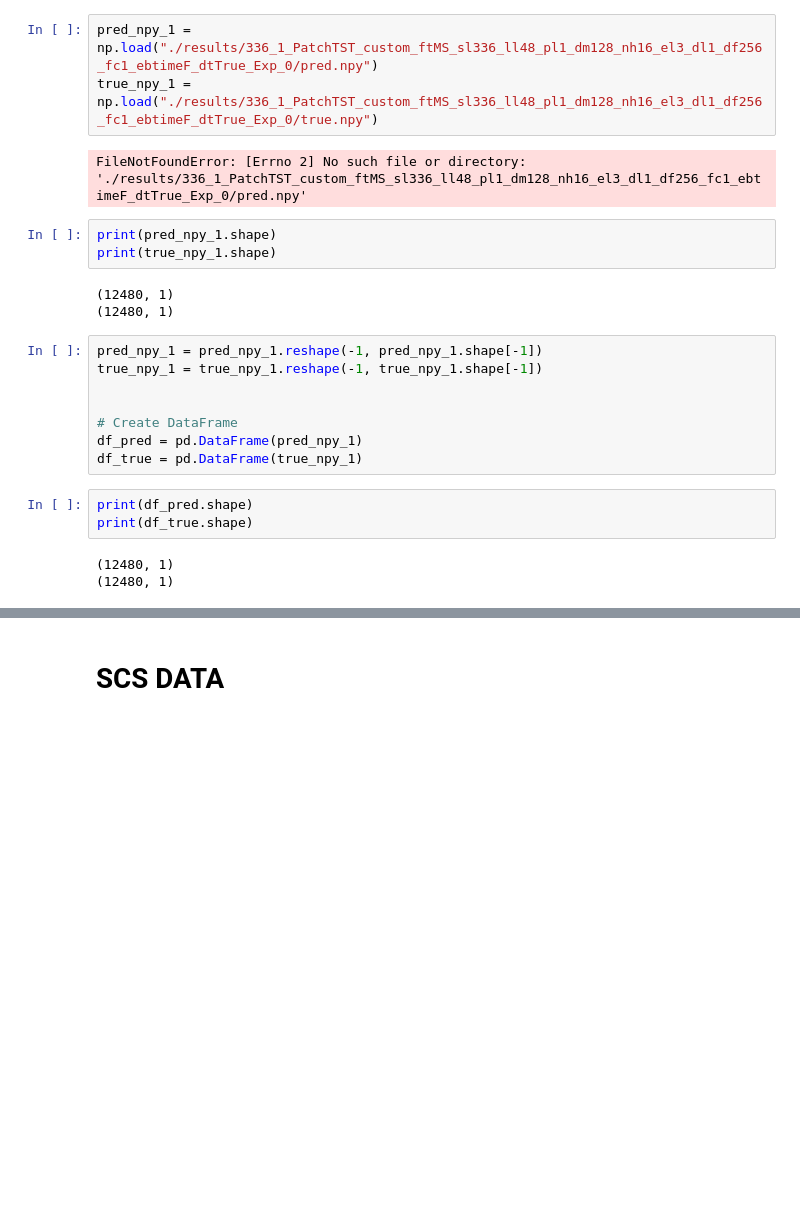
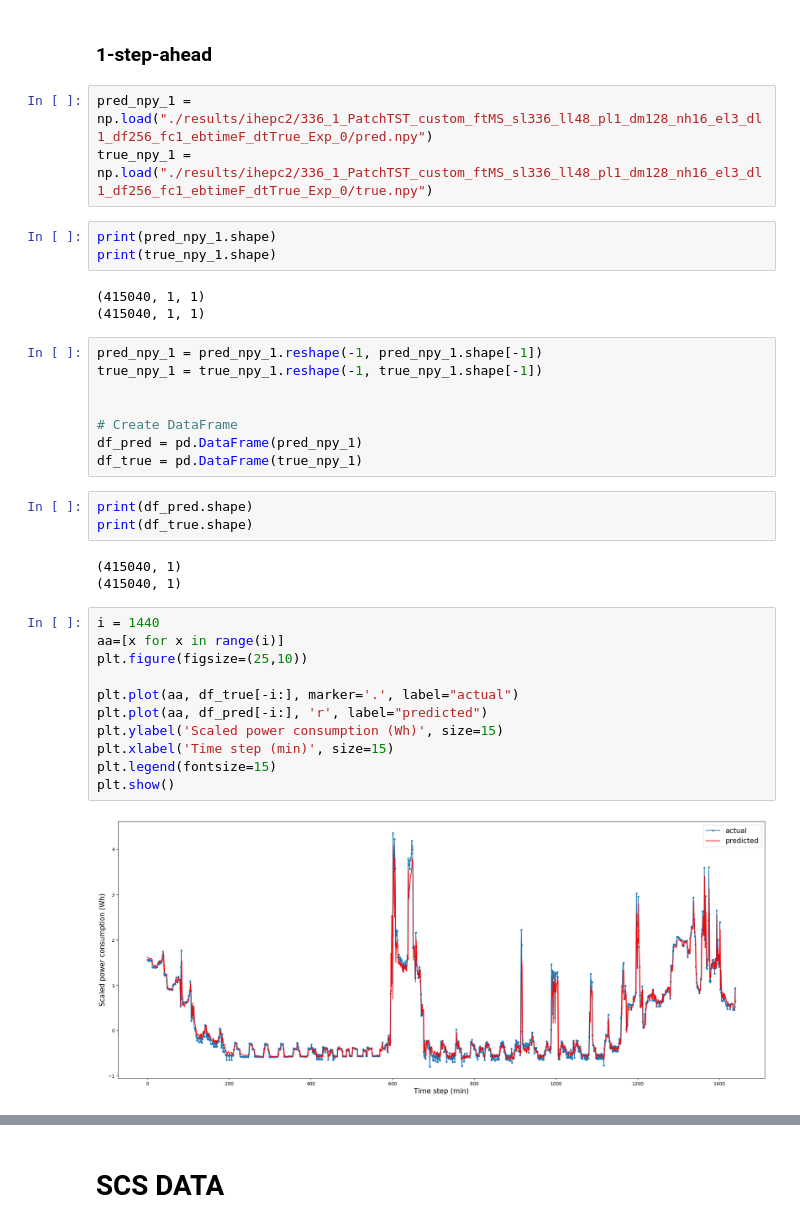
Before and after one commit to matthiasjahnIBM/PatchTST, a Jupyter notebook: PatchTST_supervised/PatchTST_visualization.ipynb, the cells around one changed output, grey strips where cells are left out. Saved outputs shown, nothing was run; the diff lists cells and outputs as text; blank space fills up the shorter version.

```diff
--- a/PatchTST_supervised/PatchTST_visualization.ipynb
+++ b/PatchTST_supervised/PatchTST_visualization.ipynb
@@ -16,14 +10,14 @@ please provide us feedback at https://github.com/pandas-dev/pandas/issues/54466
+# %% [markdown]
+### 1-step-ahead
 # %%
-pred_npy_1 =  np.load("./results/336_1_PatchTST_custom_ftMS_sl336_ll48_pl1_dm128_nh16_el3_dl1_df256_fc1_ebtimeF_dtTrue_Exp_0/pred.npy")
-true_npy_1 =  np.load("./results/336_1_PatchTST_custom_ftMS_sl336_ll48_pl1_dm128_nh16_el3_dl1_df256_fc1_ebtimeF_dtTrue_Exp_0/true.npy")
+pred_npy_1 =  np.load("./results/ihepc2/336_1_PatchTST_custom_ftMS_sl336_ll48_pl1_dm128_nh16_el3_dl1_df256_fc1_ebtimeF_dtTrue_Exp_0/pred.npy")
+true_npy_1 =  np.load("./results/ihepc2/336_1_PatchTST_custom_ftMS_sl336_ll48_pl1_dm128_nh16_el3_dl1_df256_fc1_ebtimeF_dtTrue_Exp_0/true.npy")
-# %% [output]
-FileNotFoundError: [Errno 2] No such file or directory: './results/336_1_PatchTST_custom_ftMS_sl336_ll48_pl1_dm128_nh16_el3_dl1_df256_fc1_ebtimeF_dtTrue_Exp_0/pred.npy'
 # %%
 print(pred_npy_1.shape)
 print(true_npy_1.shape)
 # %% [output]
-(12480, 1)
-(12480, 1)
+(415040, 1, 1)
+(415040, 1, 1)
 # %%
 pred_npy_1 = pred_npy_1.reshape(-1, pred_npy_1.shape[-1])
 true_npy_1 = true_npy_1.reshape(-1, true_npy_1.shape[-1])
@@ -36,7 +30,20 @@ df_true = pd.DataFrame(true_npy_1)
 print(df_pred.shape)
 print(df_true.shape)
 # %% [output]
-(12480, 1)
-(12480, 1)
+(415040, 1)
+(415040, 1)
+# %%
+i = 1440
+aa=[x for x in range(i)]
+plt.figure(figsize=(25,10))
+
+plt.plot(aa, df_true[-i:], marker='.', label="actual")
+plt.plot(aa, df_pred[-i:], 'r', label="predicted")
+plt.ylabel('Scaled power consumption (Wh)', size=15)
+plt.xlabel('Time step (min)', size=15)
+plt.legend(fontsize=15)
+plt.show()
+# %% [output]
+[figure, added]
 # %%
 # 1 day = 1440, 12h = 720, 6h= 360
```
Also changed, not shown: parts of 39 cells of this notebook, 11 other files.
